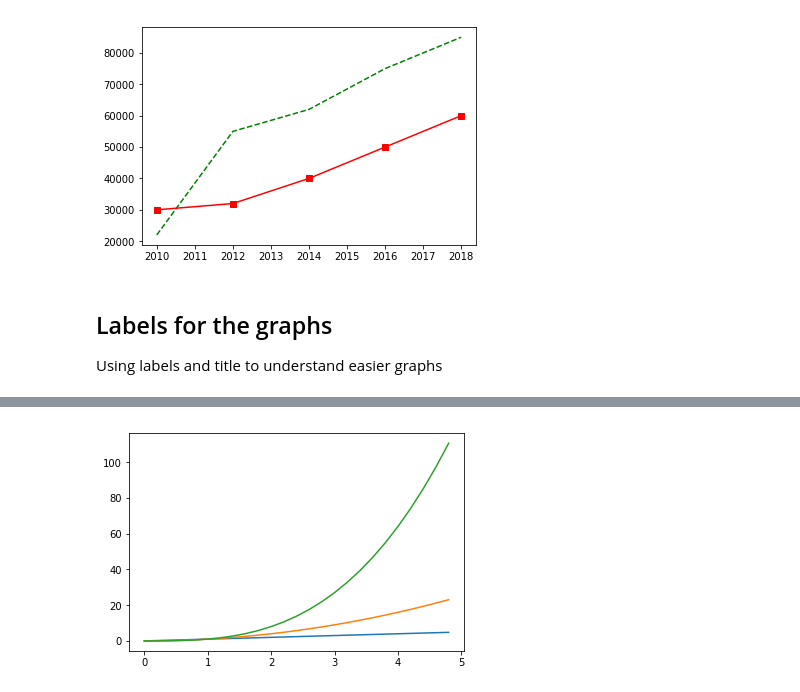
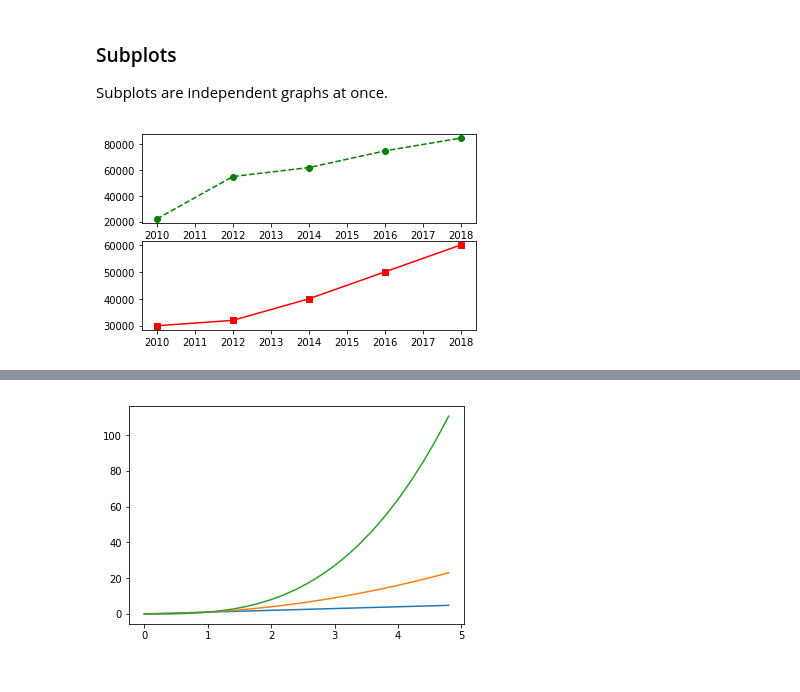
Before and after one commit to ricardopretelt/data-analysis-in-python, a Jupyter notebook: intro-to-matplotlib.ipynb, the cells around one changed output, grey strips where cells are left out. Saved outputs shown, nothing was run; the diff lists cells and outputs as text; code cells hidden in the pictures.

```diff
--- a/intro-to-matplotlib.ipynb
+++ b/intro-to-matplotlib.ipynb
@@ -28,12 +55,15 @@ In this case we change the type of line and color for the graph
+# %% [markdown]
+### Subplots
+Subplots are independent graphs at once.
 # %%
 year = [2010, 2012, 2014, 2016, 2018]
 revenue = [22000, 55000, 62000, 75000, 85000]
 costs = [30000, 32000, 40000, 50000, 60000]
-plt.plot(year, revenue, color='green', linestyle="--")
+plt.subplot(2,1,1)
+plt.plot(year, revenue, color='green', linestyle="--", marker="o")
+plt.subplot(2,1,2)
 plt.plot(year, costs, color='red', marker="s")
+plt.subplots_adjust(bottom=0.2, wspace=0.5)
 plt.show()
 # %% [output]
-[figure, old version]
+[figure, new version]
-# %% [markdown]
-## Labels for the graphs
-Using labels and title to understand easier graphs
```
Also changed, not shown: parts of 18 cells of this notebook, 3 other files.
